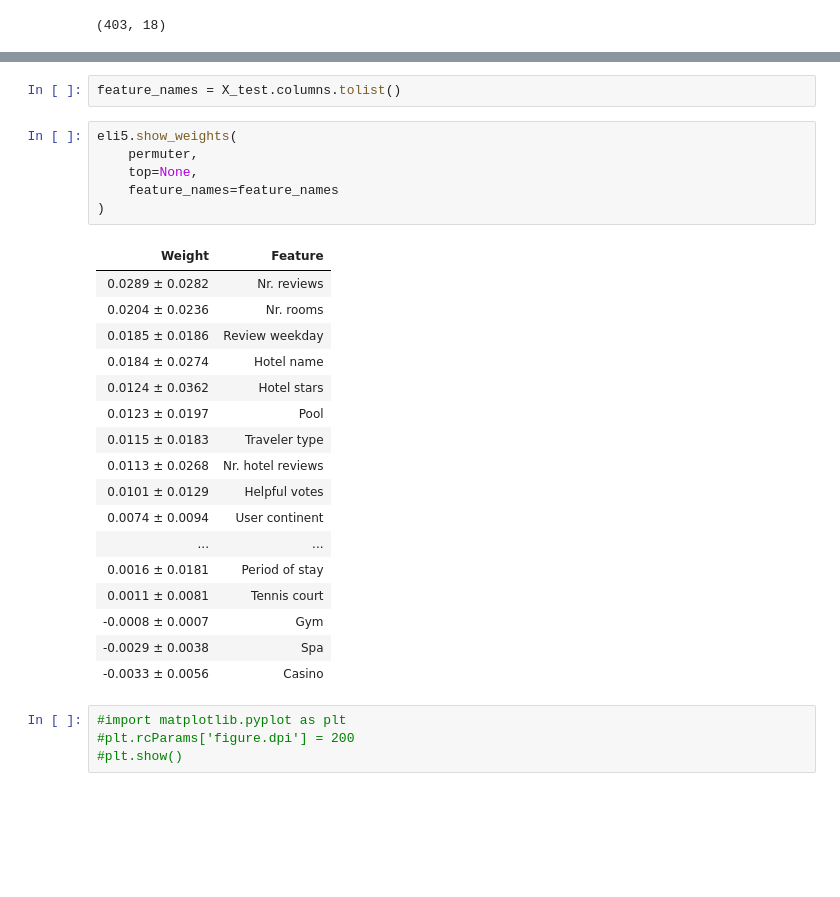
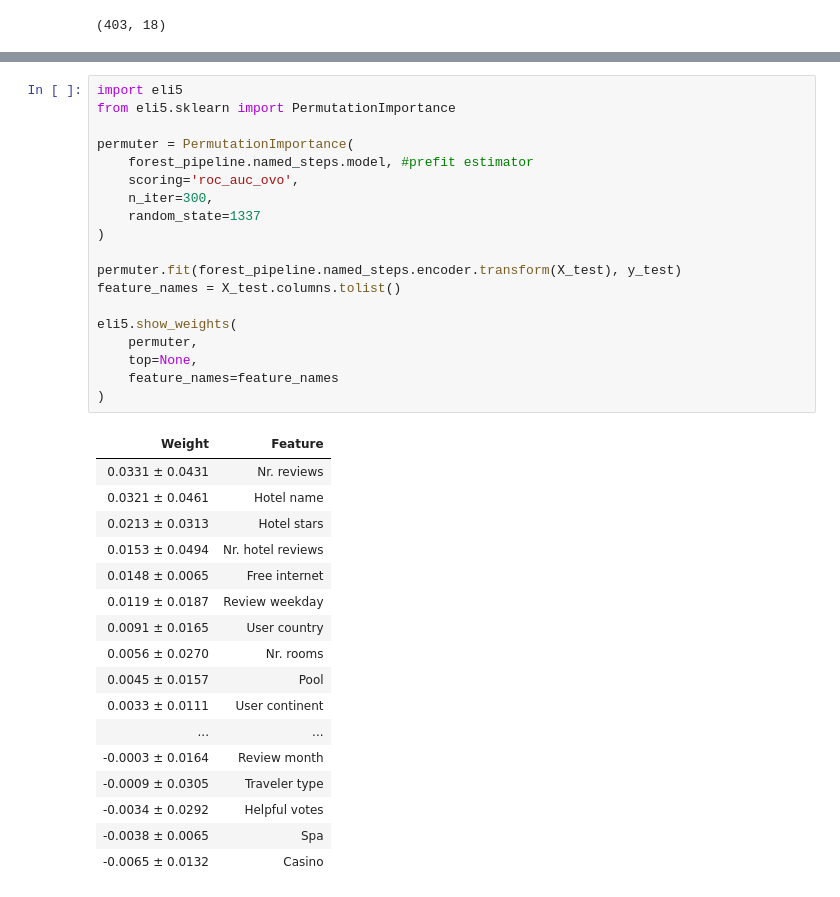
Before and after one commit to mherbert93/unit2-build, a Jupyter notebook: notebooks/LasVegasStrip.ipynb, the cells around one changed output, grey strips where cells are left out. Saved outputs shown, nothing was run; the diff lists cells and outputs as text; blank space fills up the shorter version.

```diff
--- a/notebooks/LasVegasStrip.ipynb
+++ b/notebooks/LasVegasStrip.ipynb
@@ -417,30 +397,37 @@ PermutationImportance(cv='prefit',
-# %%
-feature_names = X_test.columns.tolist()
-# %%
-eli5.show_weights(
-    permuter,
-    top=None,
-    feature_names=feature_names
-)
-# %% [output]
-| Weight | Feature |
-| 0.0289 ± 0.0282 | Nr. reviews |
-| 0.0204 ± 0.0236 | Nr. rooms |
-| 0.0185 ± 0.0186 | Review weekday |
-| 0.0184 ± 0.0274 | Hotel name |
-| 0.0124 ± 0.0362 | Hotel stars |
-| 0.0123 ± 0.0197 | Pool |
-| 0.0115 ± 0.0183 | Traveler type |
-| 0.0113 ± 0.0268 | Nr. hotel reviews |
-| 0.0101 ± 0.0129 | Helpful votes |
-| 0.0074 ± 0.0094 | User continent |
-| ... | ... |
-| 0.0016 ± 0.0181 | Period of stay |
-| 0.0011 ± 0.0081 | Tennis court |
-| -0.0008 ± 0.0007 | Gym |
-| -0.0029 ± 0.0038 | Spa |
-| -0.0033 ± 0.0056 | Casino |
-# %%
-#import matplotlib.pyplot as plt
-#plt.rcParams['figure.dpi'] = 200
-#plt.show()
+# %%
+import eli5
+from eli5.sklearn import PermutationImportance
+
+permuter = PermutationImportance(
+    forest_pipeline.named_steps.model, #prefit estimator
+    scoring='roc_auc_ovo',
+    n_iter=300,
+    random_state=1337
+)
+
+permuter.fit(forest_pipeline.named_steps.encoder.transform(X_test), y_test)
+feature_names = X_test.columns.tolist()
+
+eli5.show_weights(
+    permuter,
+    top=None,
+    feature_names=feature_names
+)
+# %% [output]
+| Weight | Feature |
+| 0.0331 ± 0.0431 | Nr. reviews |
+| 0.0321 ± 0.0461 | Hotel name |
+| 0.0213 ± 0.0313 | Hotel stars |
+| 0.0153 ± 0.0494 | Nr. hotel reviews |
+| 0.0148 ± 0.0065 | Free internet |
+| 0.0119 ± 0.0187 | Review weekday |
+| 0.0091 ± 0.0165 | User country |
+| 0.0056 ± 0.0270 | Nr. rooms |
+| 0.0045 ± 0.0157 | Pool |
+| 0.0033 ± 0.0111 | User continent |
+| ... | ... |
+| -0.0003 ± 0.0164 | Review month |
+| -0.0009 ± 0.0305 | Traveler type |
+| -0.0034 ± 0.0292 | Helpful votes |
+| -0.0038 ± 0.0065 | Spa |
+| -0.0065 ± 0.0132 | Casino |
```
Also changed, not shown: parts of 20 cells of this notebook, 3 other files.
